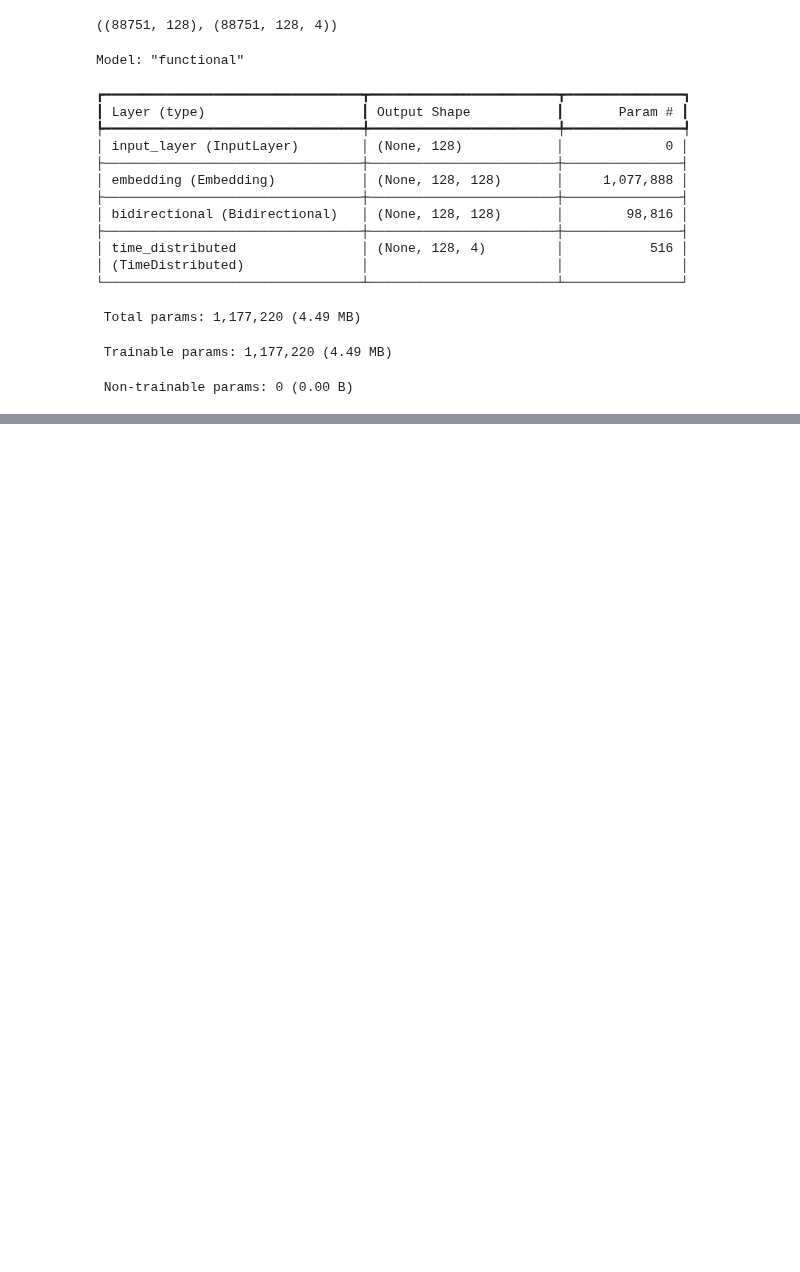
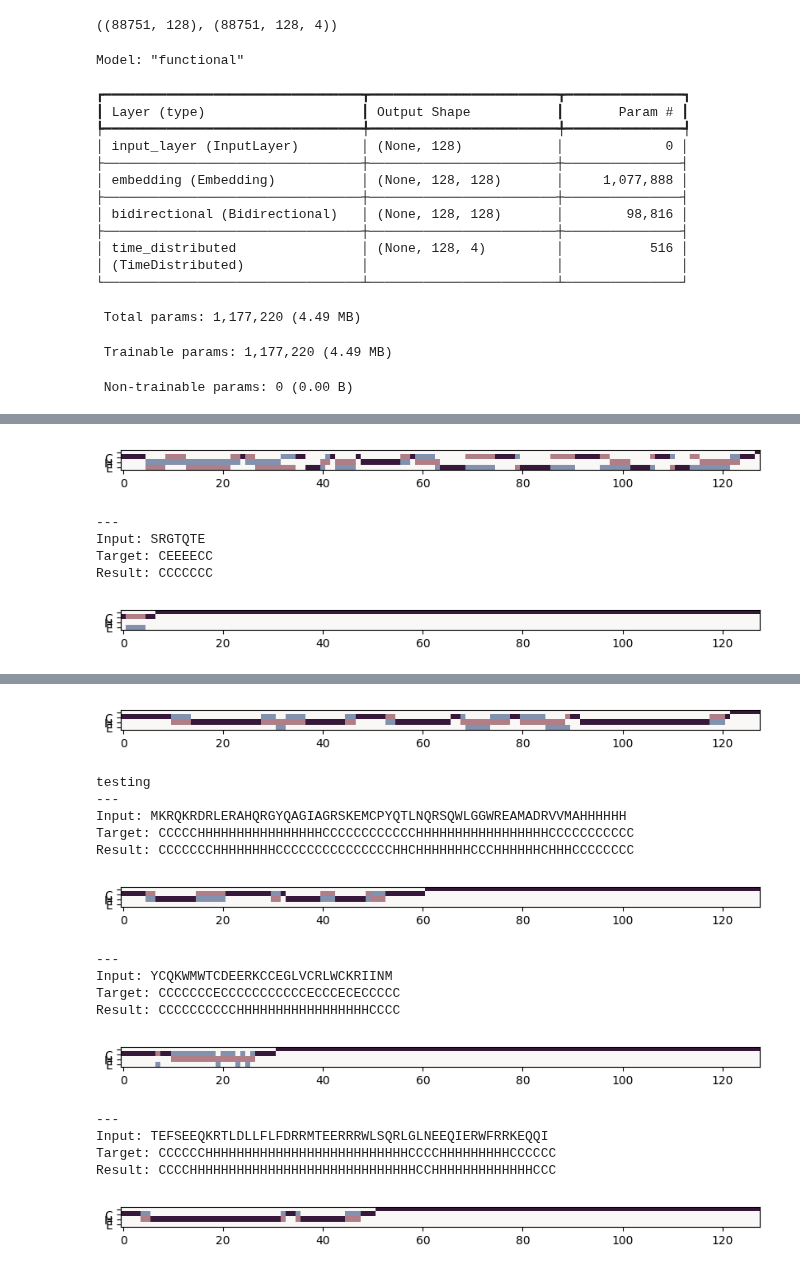
Before and after one commit to YamenNahhas/my-data-project, a Jupyter notebook: notebooks/Protein structure prediction.ipynb, the cells around one changed output, grey strips where cells are left out. Cells and saved outputs as stored; diff of their text form; code cells hidden in the pictures; blank space fills up the shorter version.

```diff
--- a/notebooks/Protein structure prediction.ipynb
+++ b/notebooks/Protein structure prediction.ipynb
@@ -231,0 +291,57 @@ Epoch 5/5
+# %%
+results = {}
+
+for n in [1, 3, 5]:
+    print(f"\nRunning for n={n}")
+
+    # 1. Create n-grams
+    input_grams = seq2ngrams(input_seqs, n)
+    input_grams = [' '.join(seq) for seq in input_grams]
+
+    # 2. Tokenizer
+    tokenizer_encoder = Tokenizer()
+    tokenizer_encoder.fit_on_texts(input_grams)
+    input_data = tokenizer_encoder.texts_to_sequences(input_grams)
+    input_data = sequence.pad_sequences(input_data, maxlen=maxlen_seq, padding='post')
+
+    # 3. Targets (same as before)
+    tokenizer_decoder = Tokenizer(char_level=True)
+    tokenizer_decoder.fit_on_texts(target_seqs)
+    target_data = tokenizer_decoder.texts_to_sequences(target_seqs)
+    target_data = sequence.pad_sequences(target_data, maxlen=maxlen_seq, padding='post')
+    target_data = to_categorical(target_data)
+
+    # 4. Split
+    X_train, X_test, y_train, y_test = train_test_split(
+        input_data, target_data, test_size=0.4, random_state=0
+    )
+
+    # 5. Build model
+    n_words = len(tokenizer_encoder.word_index) + 1
+    n_tags = len(tokenizer_decoder.word_index) + 1
+
+    input_layer = Input(shape=(maxlen_seq,))
+    x = Embedding(input_dim=n_words, output_dim=128)(input_layer)
+    x = Bidirectional(LSTM(64, return_sequences=True))(x)
+    output = TimeDistributed(Dense(n_tags, activation="softmax"))(x)
+
+    model = Model(input_layer, output)
+    model.compile(optimizer="rmsprop", loss="categorical_crossentropy", metrics=["accuracy"])
+
+    # 6. Train
+    model.fit(X_train, y_train, batch_size=128, epochs=3, verbose=0)
+
+    # 7. Evaluate
+    loss, acc = model.evaluate(X_test, y_test, verbose=0)
+    results[n] = acc
+
+    N=3
+    y_train_pred = model.predict(X_train[:N])
+    y_test_pred = model.predict(X_test[:N])
+    print('training')
+    for i in range(N):
+        plot_results(seq_train[i], y_train[i], y_train_pred[i])
+    print('testing')
+    for i in range(N):
+        plot_results(seq_test[i], y_test[i], y_test_pred[i])
+# %% [output]
@@ -231,0 +356,6 @@ Epoch 5/5
+[figure, added]
+---
+Input: SRGTQTE
+Target: CEEEECC
+Result: CCCCCCC
+[figure, added]
@@ -231,0 +366,17 @@ Epoch 5/5
+[figure, added]
+testing
+---
+Input: MKRQKRDRLERAHQRGYQAGIAGRSKEMCPYQTLNQRSQWLGGWREAMADRVVMAHHHHHH
+Target: CCCCCHHHHHHHHHHHHHHHHCCCCCCCCCCCCHHHHHHHHHHHHHHHHHCCCCCCCCCCC
+Result: CCCCCCCHHHHHHHHCCCCCCCCCCCCCCCHHCHHHHHHHCCCHHHHHHCHHHCCCCCCCC
+[figure, added]
+---
+Input: YCQKWMWTCDEERKCCEGLVCRLWCKRIINM
+Target: CCCCCCCECCCCCCCCCCCECCCECECCCCC
+Result: CCCCCCCCCCHHHHHHHHHHHHHHHHHCCCC
+[figure, added]
+---
+Input: TEFSEEQKRTLDLLFLFDRRMTEERRRWLSQRLGLNEEQIERWFRRKEQQI
+Target: CCCCCCHHHHHHHHHHHHHHHHHHHHHHHHHHCCCCHHHHHHHHHCCCCCC
+Result: CCCCHHHHHHHHHHHHHHHHHHHHHHHHHHHHHCCHHHHHHHHHHHHHCCC
+[figure, added]
```
Also changed, not shown: parts of 7 cells of this notebook.
